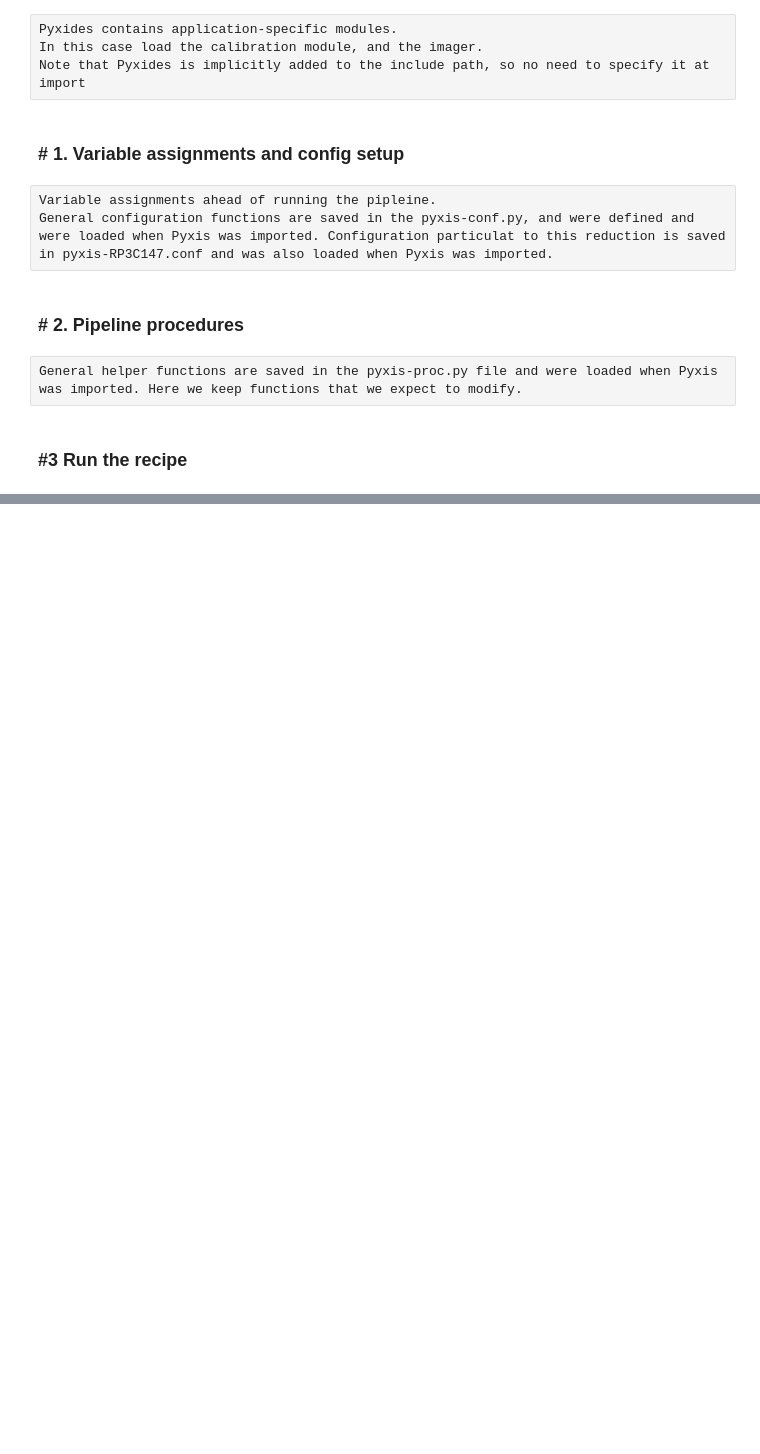
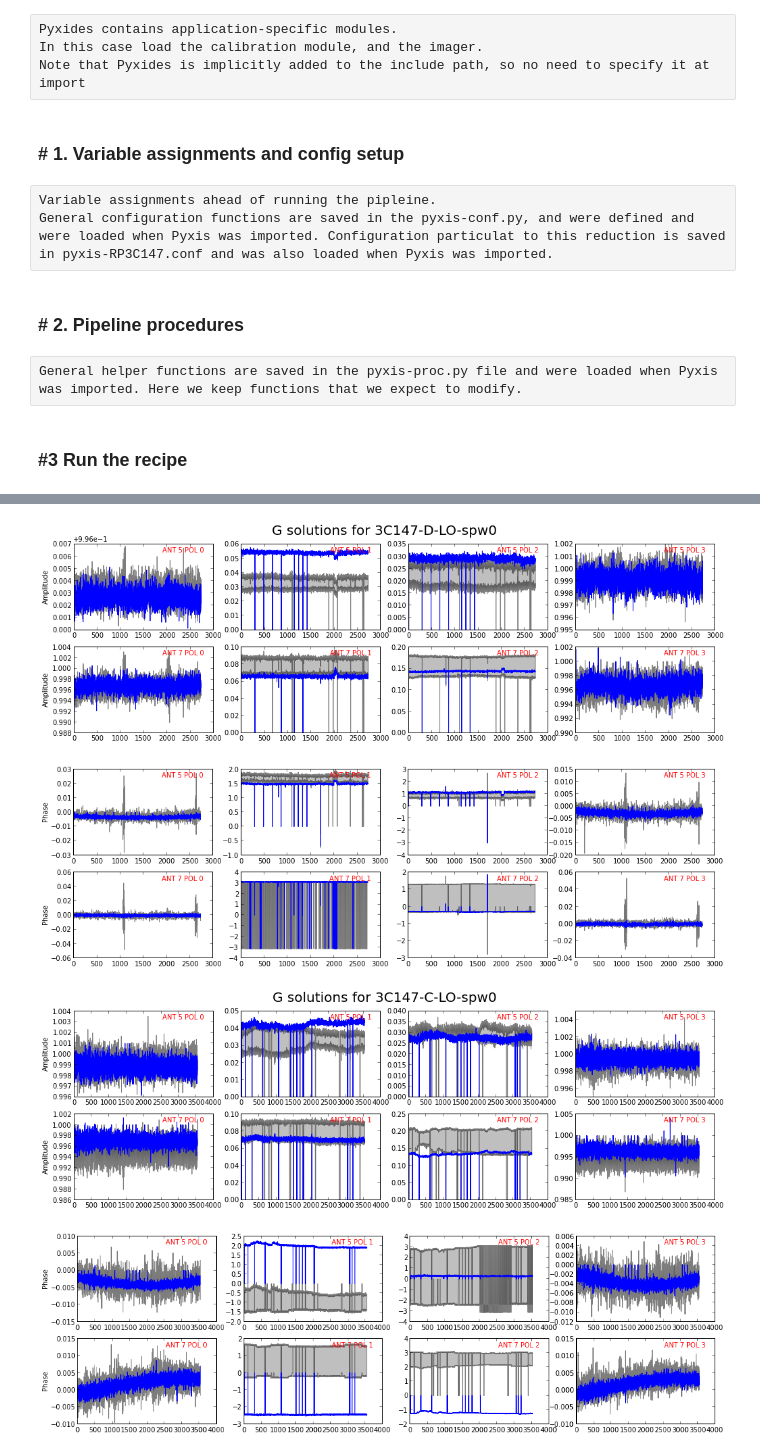
Before and after one commit to LauraRichter/pyxis-notebook, a Jupyter notebook: test_notebook.ipynb, the cells around one changed output, grey strips where cells are left out. Drawn from its saved outputs; the diff is of its cells as text; code cells hidden in the pictures; blank space fills up the shorter version.

Commit message:
Added plotting routine for cpickle gain solutions and did some general cleaning up

```diff
--- a/test_notebook.ipynb
+++ b/test_notebook.ipynb
@@ -333,3 +361,10 @@ Finished jointcal step:  1
+# %%
+nbplot.plotGains(ants=['5','7'])
+# %% [output]
+[figure, added]
+[figure, added]
+[figure, added]
+[figure, added]
 # %%
 %%time
 jstep = 1.5
```
Also changed, not shown: parts of 13 cells of this notebook, 2 other files.
